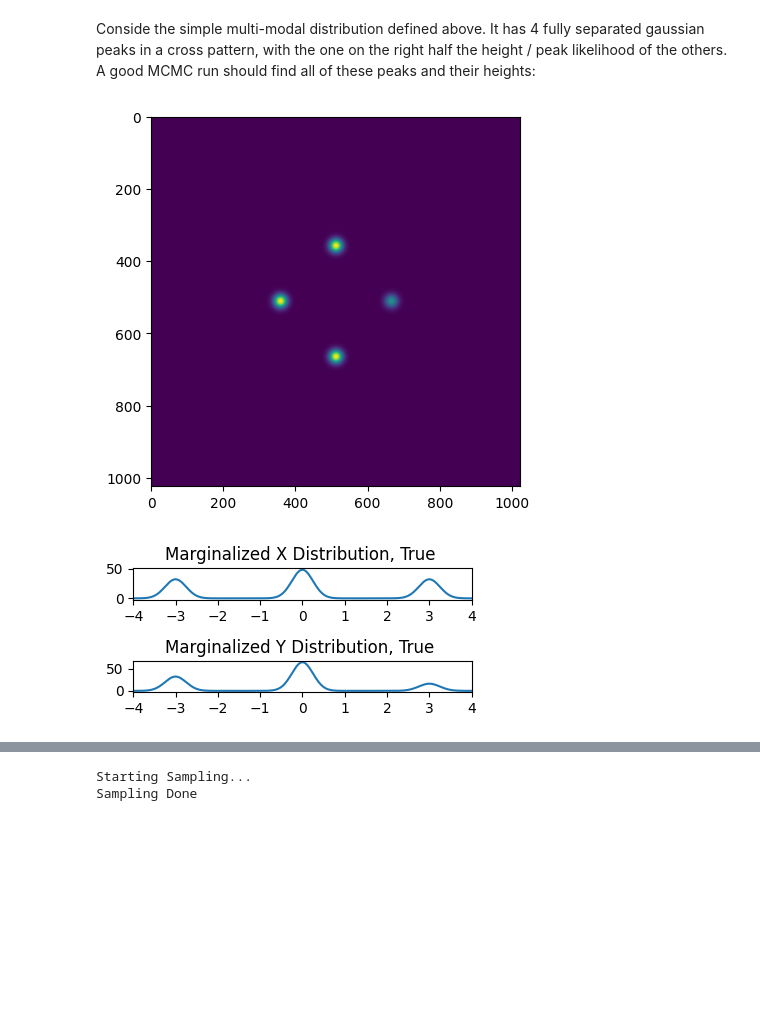
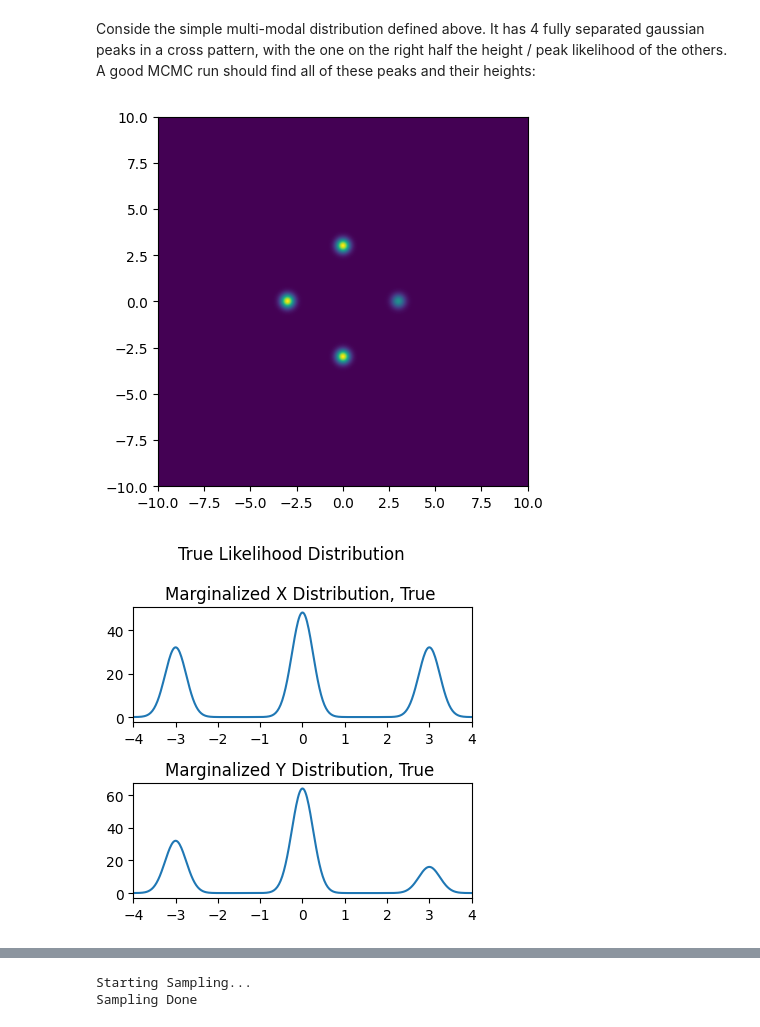
Before and after one commit to HughMcDougall/HMJavelin, a Jupyter notebook: NumpyroTests/BurnInTest.ipynb, the cells around one changed output, grey strips where cells are left out. Drawn from its saved outputs; the diff is of its cells as text; code cells hidden in the pictures; blank space fills up the shorter version.

```diff
--- a/NumpyroTests/BurnInTest.ipynb
+++ b/NumpyroTests/BurnInTest.ipynb
@@ -49,25 +49,26 @@ Conside the simple multi-modal distribution defined above. It has 4 fully separa
 # %%
 plt.figure()
 nplot = 1024
 xplot = jnp.linspace(xmin,xmax, nplot)
 yplot = jnp.linspace(ymin,ymax, nplot)
 X,Y = jnp.meshgrid(xplot, yplot)
 Z = potential(X,Y)
-plt.imshow(Z[::-1,:])
+plt.imshow(Z[::-1,::], extent = [xmin, xmax, ymin, ymax])
 plt.show()
 
-fig,ax=plt.subplots(2,1,figsize=(4,2))
+fig,ax=plt.subplots(2,1,figsize=(4,4))
 ax[0].plot( xplot, np.sum(Z,axis=1))
 ax[1].plot( yplot, np.sum(Z,axis=0))
 ax[0].set_xlim([-4,4])
 ax[1].set_xlim([-4,4])
 ax[0].set_title("Marginalized X Distribution, True ")
 ax[1].set_title("Marginalized Y Distribution, True ")
+fig.suptitle("True Likelihood Distribution")
 fig.tight_layout()
 plt.show()
 # %% [output]
-[figure, old version]
+[figure, new version]
-[figure, old version]
+[figure, new version]
 # %% [markdown]
 ## NUTS
 Let's test this how well NUTS recovers this distribution by throwing chains with uniform start positions, like we would use to recover lags in AGN RM:
```
Also changed, not shown: parts of 24 cells of this notebook, 8 other files.
